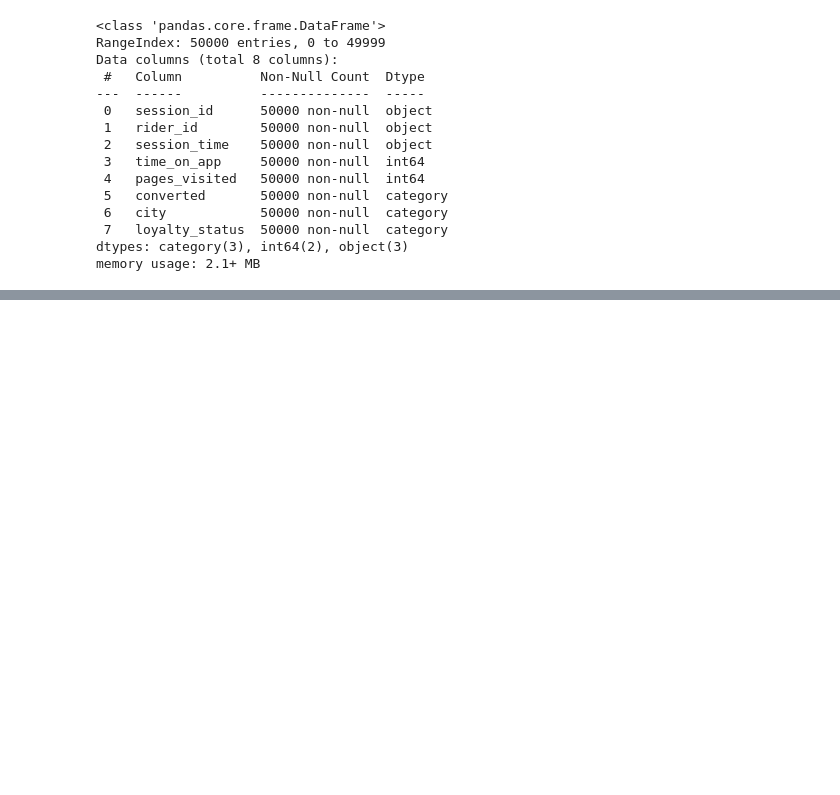
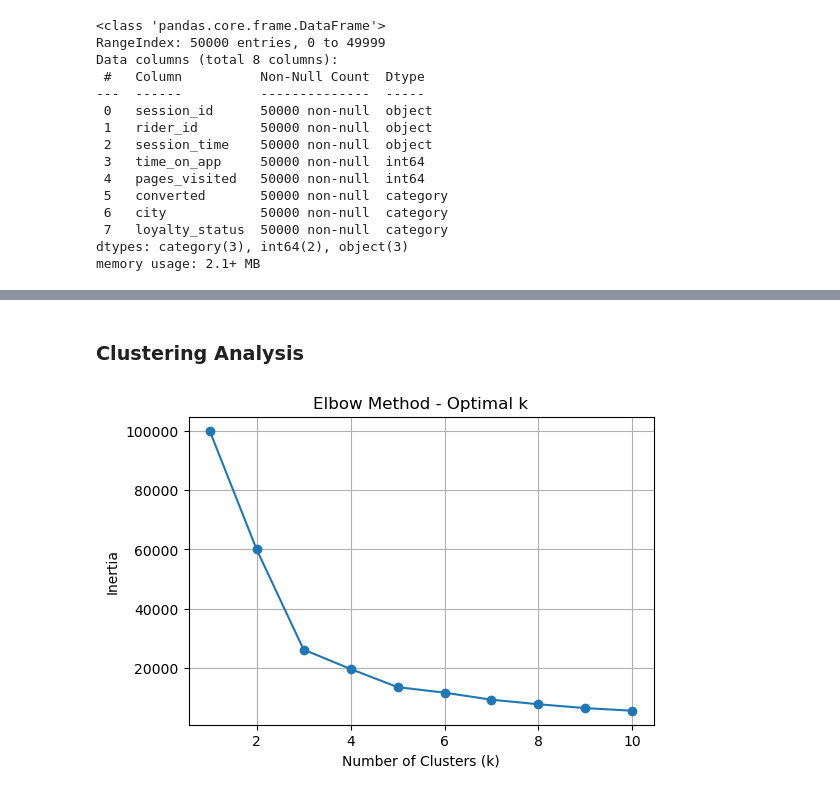
Before and after one commit to Richard-Gidi/Ridewise, a Jupyter notebook: EDA.ipynb, the cells around one changed output, grey strips where cells are left out. Drawn from its saved outputs; the diff is of its cells as text; code cells hidden in the pictures; blank space fills up the shorter version.

```diff
--- a/EDA.ipynb
+++ b/EDA.ipynb
@@ -1501,0 +1529,34 @@ memory usage: 2.1+ MB
+# %% [markdown]
+### Clustering Analysis
+# %%
+
+# Use the correct DataFrame
+# sessions = pd.read_csv('your_data.csv')  # Uncomment if loading from a file
+
+# Select relevant features for clustering
+X = sessions[['time_on_app', 'pages_visited']].copy()
+
+# 💡 Optional: Cap extreme outliers in time_on_app to reduce skew
+X['time_on_app'] = X['time_on_app'].clip(upper=X['time_on_app'].quantile(0.99))
+
+# Normalize features
+scaler = StandardScaler()
+X_scaled = scaler.fit_transform(X)
+
+# 🔍 Elbow Method to determine optimal number of clusters
+inertia = []
+for k in range(1, 11):
+    kmeans = KMeans(n_clusters=k, random_state=42)
+    kmeans.fit(X_scaled)
+    inertia.append(kmeans.inertia_)
+
+# 📈 Plot Elbow Curve
+plt.figure(figsize=(6, 4))
+plt.plot(range(1, 11), inertia, marker='o')
+plt.xlabel('Number of Clusters (k)')
+plt.ylabel('Inertia')
+plt.title('Elbow Method - Optimal k')
+plt.grid(True)
+plt.show()
+# %% [output]
+[figure, added]
```
Also changed, not shown: parts of 4 cells of this notebook.
